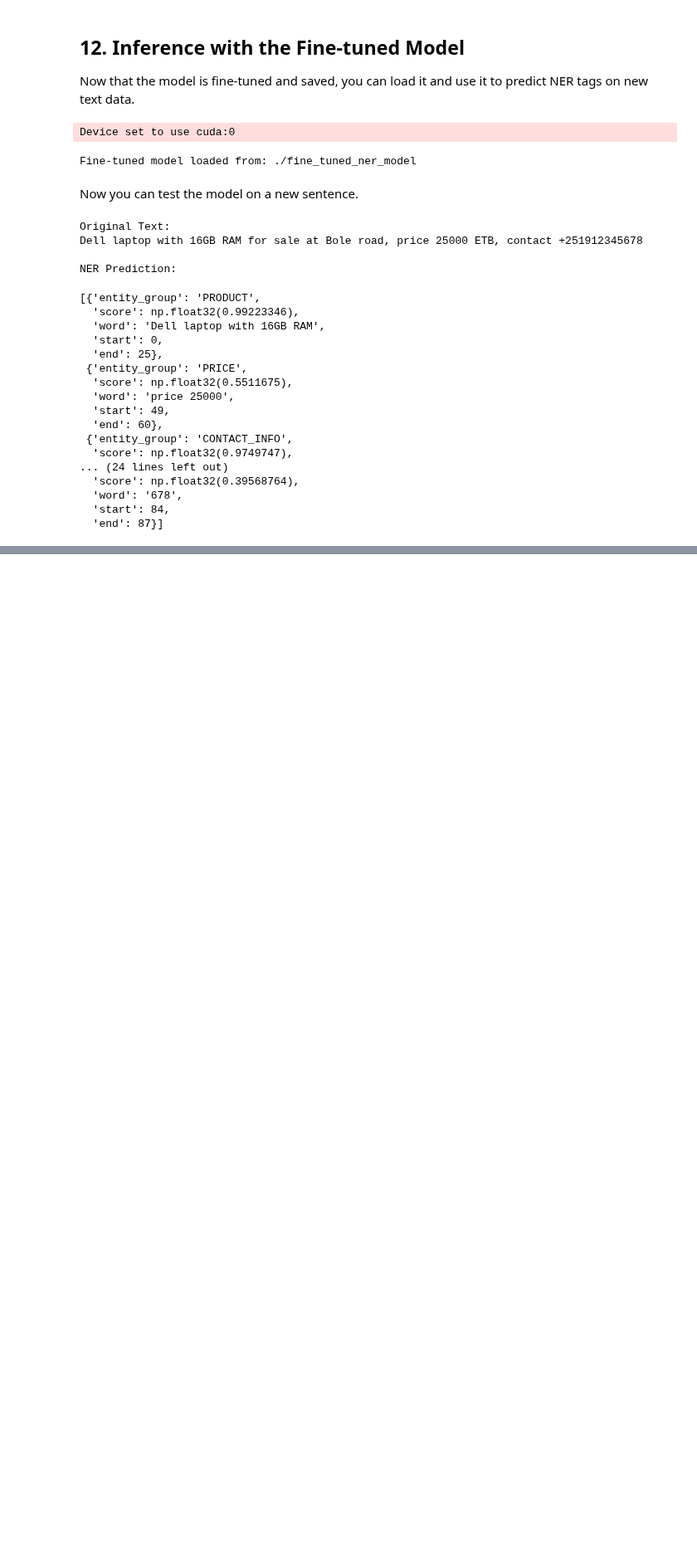
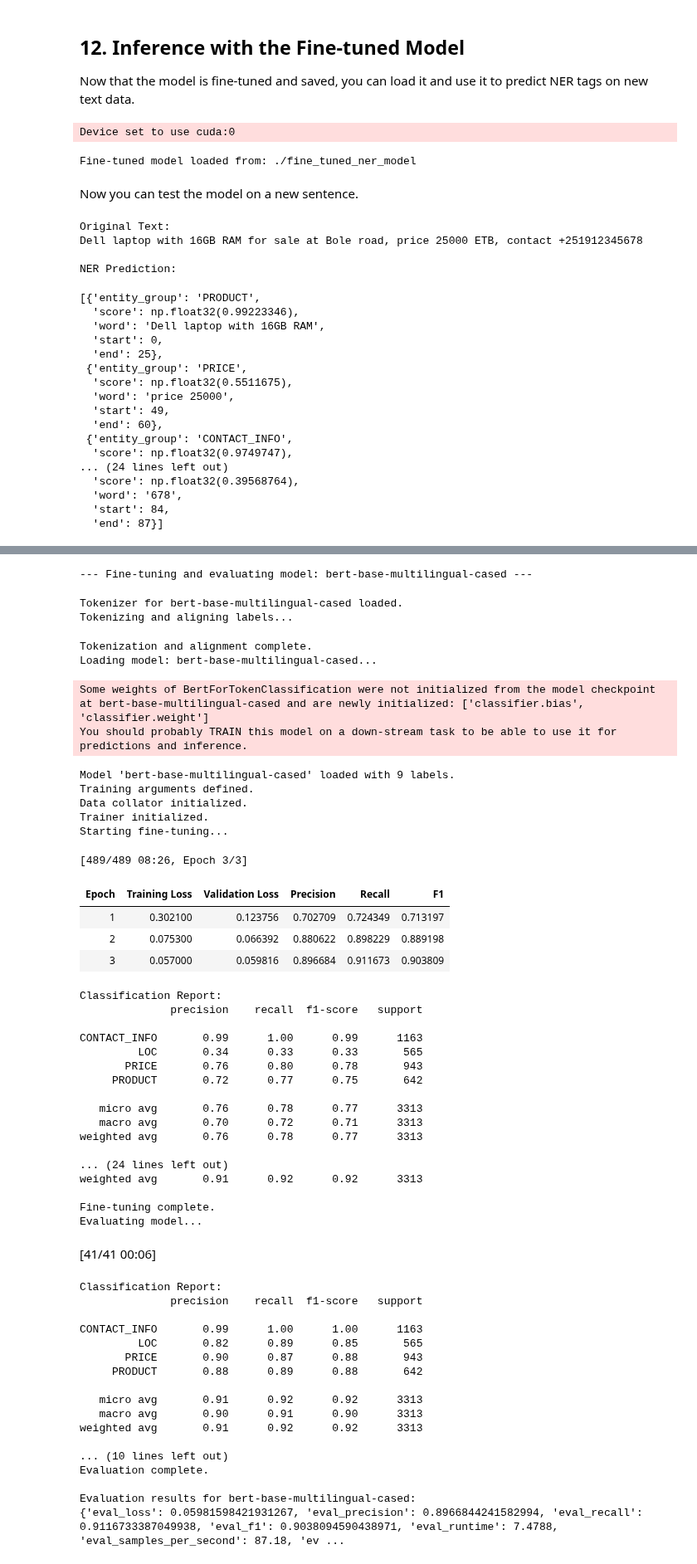
Before and after one commit to michaWorku/amharic-ecommerce-data-extractor, a Jupyter notebook: notebooks/02_Amharic_NER_Fine_Tuning_Experimentation.ipynb, the cells around one changed output, grey strips where cells are left out. Shown at 83% size. Cells and saved outputs as stored; diff of their text form; code cells hidden in the pictures; blank space fills up the shorter version.

```diff
--- a/notebooks/02_Amharic_NER_Fine_Tuning_Experimentation.ipynb
+++ b/notebooks/02_Amharic_NER_Fine_Tuning_Experimentation.ipynb
@@ -654,0 +941,64 @@ else:
+# %%
+mbert_results = finetune_and_evaluate_model(
+    model_name="bert-base-multilingual-cased",
+    train_dataset=train_dataset,
+    eval_dataset=eval_dataset,
+    label_to_id=label_to_id,
+    id_to_label=id_to_label
+)
+
+print("\nEvaluation results for bert-base-multilingual-cased:")
+print(mbert_results)
+# %% [output]
+--- Fine-tuning and evaluating model: bert-base-multilingual-cased ---
+Tokenizer for bert-base-multilingual-cased loaded.
+Tokenizing and aligning labels...
+Tokenization and alignment complete.
+Loading model: bert-base-multilingual-cased...
+Some weights of BertForTokenClassification were not initialized from the model checkpoint at bert-base-multilingual-cased and are newly initialized: ['classifier.bias', 'classifier.weight']
+You should probably TRAIN this model on a down-stream task to be able to use it for predictions and inference.
+Model 'bert-base-multilingual-cased' loaded with 9 labels.
+Training arguments defined.
+Data collator initialized.
+Trainer initialized.
+Starting fine-tuning...
+[489/489 08:26, Epoch 3/3]
+| Epoch | Training Loss | Validation Loss | Precision | Recall | F1 |
+| 1 | 0.302100 | 0.123756 | 0.702709 | 0.724349 | 0.713197 |
+| 2 | 0.075300 | 0.066392 | 0.880622 | 0.898229 | 0.889198 |
+| 3 | 0.057000 | 0.059816 | 0.896684 | 0.911673 | 0.903809 |
+Classification Report:
+              precision    recall  f1-score   support
+
+CONTACT_INFO       0.99      1.00      0.99      1163
+         LOC       0.34      0.33      0.33       565
+       PRICE       0.76      0.80      0.78       943
+     PRODUCT       0.72      0.77      0.75       642
+
+   micro avg       0.76      0.78      0.77      3313
+   macro avg       0.70      0.72      0.71      3313
+weighted avg       0.76      0.78      0.77      3313
+
+... (24 lines left out)
+weighted avg       0.91      0.92      0.92      3313
+
+Fine-tuning complete.
+Evaluating model...
+[41/41 00:06]
+Classification Report:
+              precision    recall  f1-score   support
+
+CONTACT_INFO       0.99      1.00      1.00      1163
+         LOC       0.82      0.89      0.85       565
+       PRICE       0.90      0.87      0.88       943
+     PRODUCT       0.88      0.89      0.88       642
+
+   micro avg       0.91      0.92      0.92      3313
+   macro avg       0.90      0.91      0.90      3313
+weighted avg       0.91      0.92      0.92      3313
+
+... (10 lines left out)
+Evaluation complete.
+
+Evaluation results for bert-base-multilingual-cased:
+{'eval_loss': 0.05981598421931267, 'eval_precision': 0.8966844241582994, 'eval_recall': 0.9116733387049938, 'eval_f1': 0.9038094590438971, 'eval_runtime': 7.4788, 'eval_samples_per_second': 87.18, 'ev ...
```
Also changed, not shown: parts of 27 cells of this notebook.
